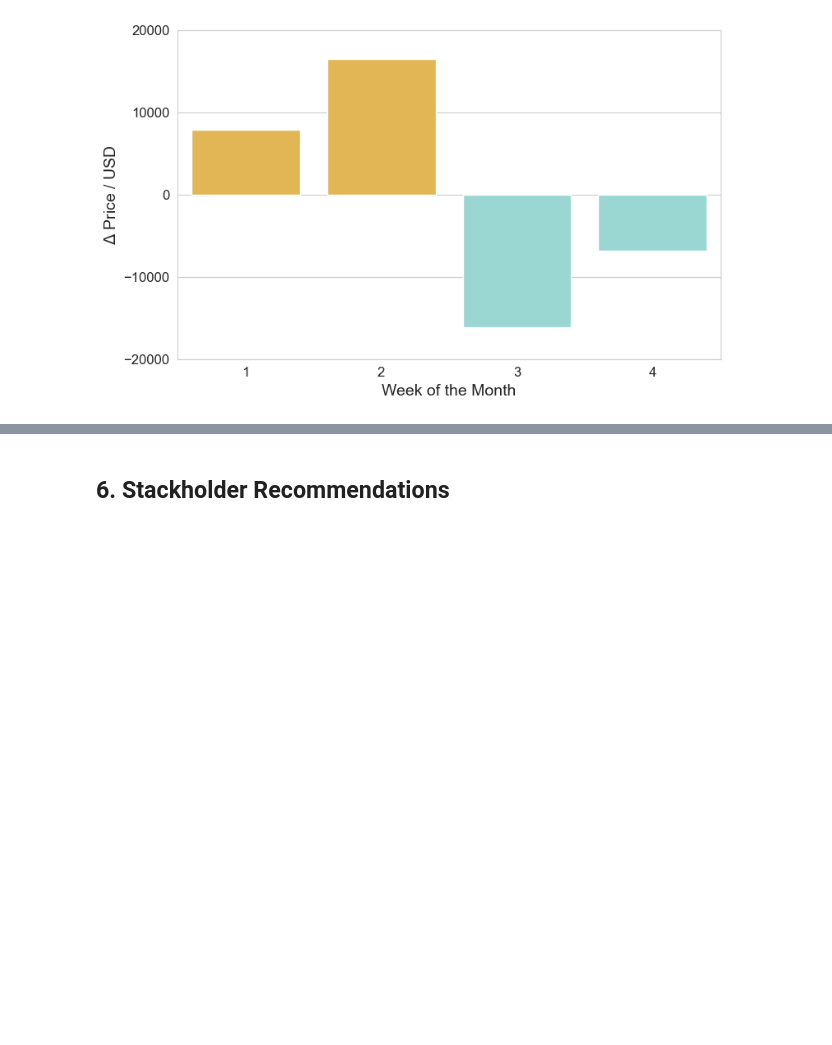
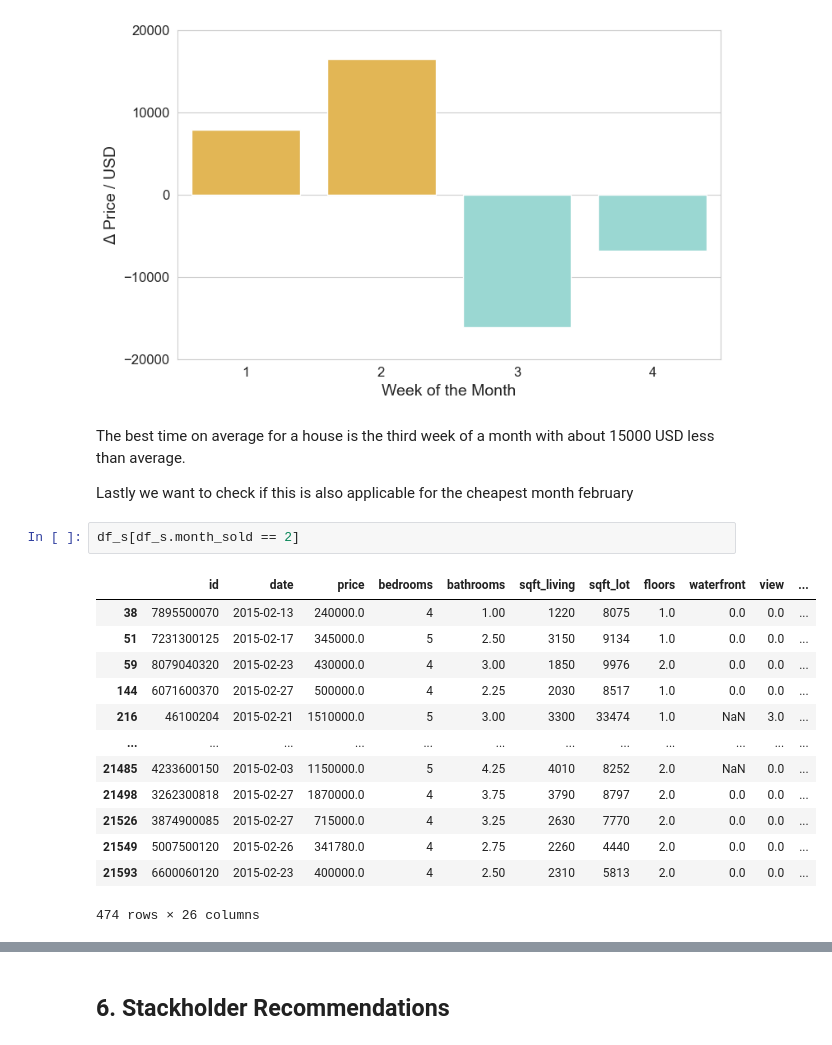
Before and after one commit to loukra/King_County_Housing_EDA, a Jupyter notebook: EDA.ipynb, the cells around one changed output, grey strips where cells are left out. Cells and saved outputs as stored; diff of their text form; blank space fills up the shorter version.

```diff
--- a/EDA.ipynb
+++ b/EDA.ipynb
@@ -411,3 +418,23 @@ plt.yticks(fontsize = 12)
 plt.show()
 # %% [output]
 [figure]
+# %% [markdown]
+The best time on average for a house is the third week of a month with about 15000 USD less than average.
+
+Lastly we want to check if this is also applicable for the cheapest month february
+# %%
+df_s[df_s.month_sold == 2]
+# %% [output]
+|  | id | date | price | bedrooms | bathrooms | sqft_living | sqft_lot | floors | waterfront | view | ... |
+| 38 | 7895500070 | 2015-02-13 | 240000.0 | 4 | 1.00 | 1220 | 8075 | 1.0 | 0.0 | 0.0 | ... |
+| 51 | 7231300125 | 2015-02-17 | 345000.0 | 5 | 2.50 | 3150 | 9134 | 1.0 | 0.0 | 0.0 | ... |
+| 59 | 8079040320 | 2015-02-23 | 430000.0 | 4 | 3.00 | 1850 | 9976 | 2.0 | 0.0 | 0.0 | ... |
+| 144 | 6071600370 | 2015-02-27 | 500000.0 | 4 | 2.25 | 2030 | 8517 | 1.0 | 0.0 | 0.0 | ... |
+| 216 | 46100204 | 2015-02-21 | 1510000.0 | 5 | 3.00 | 3300 | 33474 | 1.0 | NaN | 3.0 | ... |
+| ... | ... | ... | ... | ... | ... | ... | ... | ... | ... | ... | ... |
+| 21485 | 4233600150 | 2015-02-03 | 1150000.0 | 5 | 4.25 | 4010 | 8252 | 2.0 | NaN | 0.0 | ... |
+| 21498 | 3262300818 | 2015-02-27 | 1870000.0 | 4 | 3.75 | 3790 | 8797 | 2.0 | 0.0 | 0.0 | ... |
+| 21526 | 3874900085 | 2015-02-27 | 715000.0 | 4 | 3.25 | 2630 | 7770 | 2.0 | 0.0 | 0.0 | ... |
+| 21549 | 5007500120 | 2015-02-26 | 341780.0 | 4 | 2.75 | 2260 | 4440 | 2.0 | 0.0 | 0.0 | ... |
+| 21593 | 6600060120 | 2015-02-23 | 400000.0 | 4 | 2.50 | 2310 | 5813 | 2.0 | 0.0 | 0.0 | ... |
+474 rows × 26 columns
```
Also changed, not shown: parts of 14 cells of this notebook.
